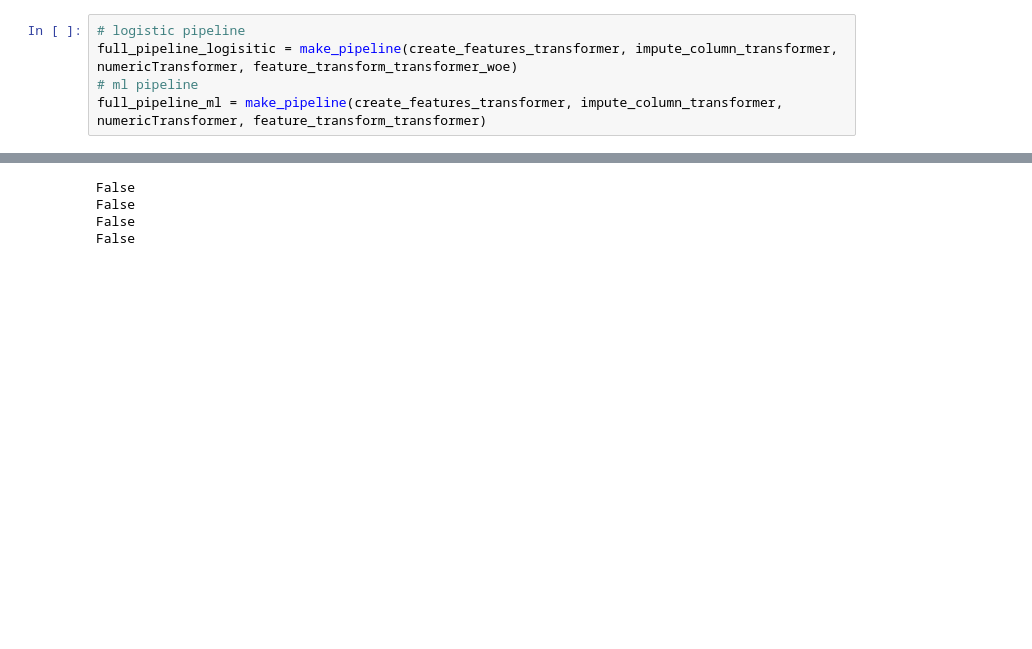
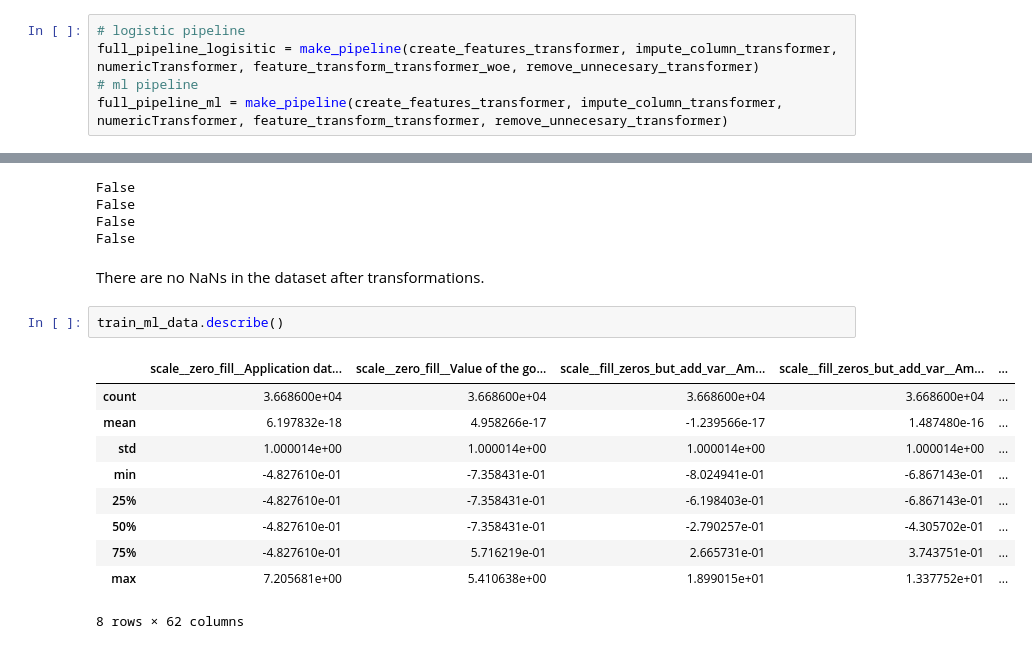
Before and after one commit to Sillem/ING-den, a Jupyter notebook: data_transformation.ipynb, the cells around one changed output, grey strips where cells are left out. Saved outputs shown, nothing was run; the diff lists cells and outputs as text; blank space fills up the shorter version.

```diff
--- a/data_transformation.ipynb
+++ b/data_transformation.ipynb
@@ -308,9 +306,9 @@ remove_unnecesary_transformer = FunctionTransformer(remove_unnecesary)
 Below we use make_pipeline command to actually bin together all individual steps into two pipelines.
 # %%
 # logistic pipeline
-full_pipeline_logisitic = make_pipeline(create_features_transformer, impute_column_transformer, numericTransformer, feature_transform_transformer_woe)
+full_pipeline_logisitic = make_pipeline(create_features_transformer, impute_column_transformer, numericTransformer, feature_transform_transformer_woe, remove_unnecesary_transformer)
 # ml pipeline
-full_pipeline_ml = make_pipeline(create_features_transformer, impute_column_transformer, numericTransformer, feature_transform_transformer)
+full_pipeline_ml = make_pipeline(create_features_transformer, impute_column_transformer, numericTransformer, feature_transform_transformer, remove_unnecesary_transformer)
 # %% [markdown]
 # Full data routine example
 In this appendix we will show how created pipeline works on training and test data. We assumed that purity of data in hypotetical scenarios will be only higher, so we didn't prevent the possible wrong imputes, bad values.
@@ -346,3 +340,18 @@ False
 False
 False
 False
+# %% [markdown]
+There are no NaNs in the dataset after transformations.
+# %%
+train_ml_data.describe()
+# %% [output]
+|  | scale__zero_fill__Application dat... | scale__zero_fill__Value of the go... | scale__fill_zeros_but_add_var__Am... | scale__fill_zeros_but_add_var__Am... | ... |
+| count | 3.668600e+04 | 3.668600e+04 | 3.668600e+04 | 3.668600e+04 | ... |
+| mean | 6.197832e-18 | 4.958266e-17 | -1.239566e-17 | 1.487480e-16 | ... |
+| std | 1.000014e+00 | 1.000014e+00 | 1.000014e+00 | 1.000014e+00 | ... |
+| min | -4.827610e-01 | -7.358431e-01 | -8.024941e-01 | -6.867143e-01 | ... |
+| 25% | -4.827610e-01 | -7.358431e-01 | -6.198403e-01 | -6.867143e-01 | ... |
+| 50% | -4.827610e-01 | -7.358431e-01 | -2.790257e-01 | -4.305702e-01 | ... |
+| 75% | -4.827610e-01 | 5.716219e-01 | 2.665731e-01 | 3.743751e-01 | ... |
+| max | 7.205681e+00 | 5.410638e+00 | 1.899015e+01 | 1.337752e+01 | ... |
+8 rows × 62 columns
```
Also changed, not shown: parts of 5 cells of this notebook, 1 other file.
